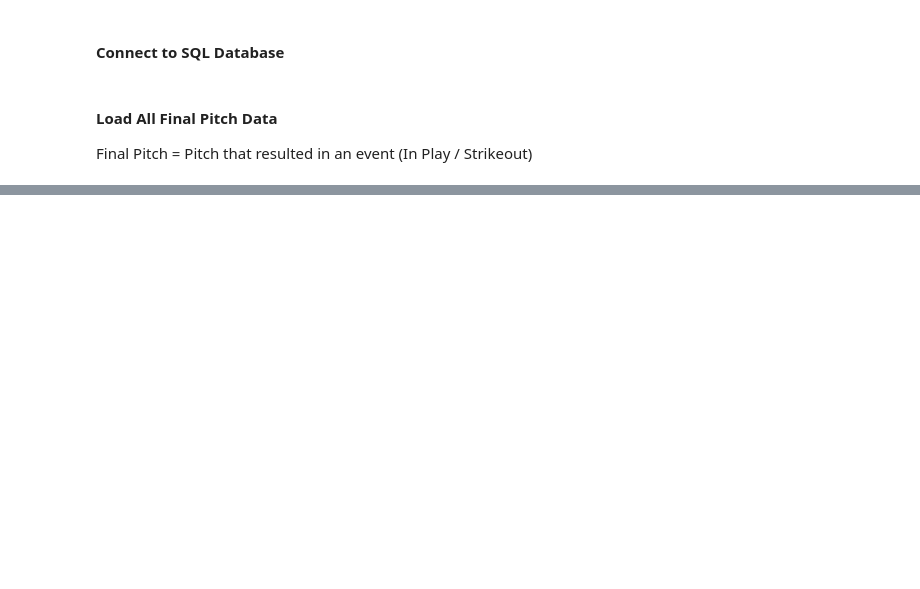
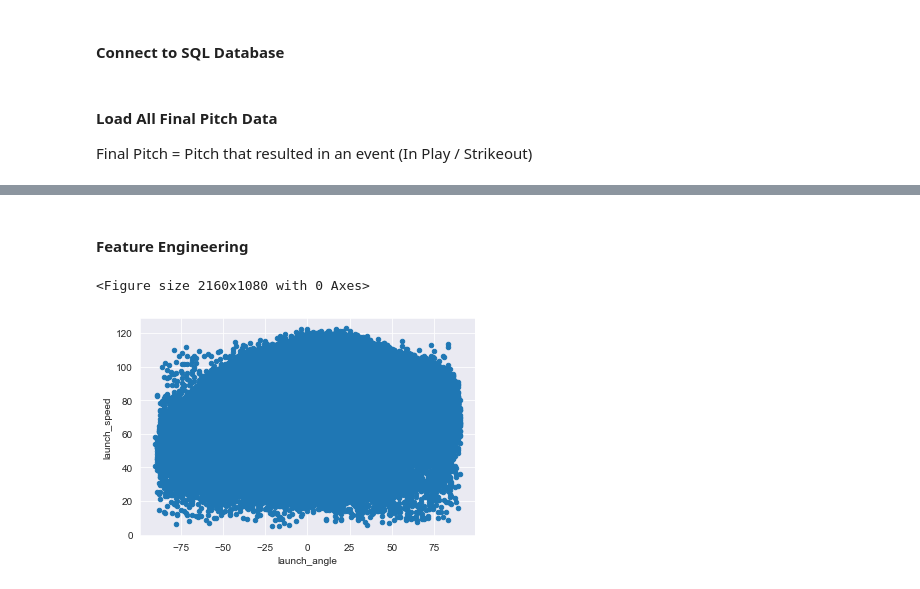
Before and after one commit to JeremyRocheleau/Baseball, a Jupyter notebook: notebook/data/Exploratory Analysis.ipynb, the cells around one changed output, grey strips where cells are left out. Cells and saved outputs as stored; diff of their text form; code cells hidden in the pictures; blank space fills up the shorter version.

```diff
--- a/notebook/data/Exploratory Analysis.ipynb
+++ b/notebook/data/Exploratory Analysis.ipynb
@@ -61,0 +104,3 @@ data.head()
+# %%
+data = data[data['description'] == 'hit_into_play']
+data
@@ -61,0 +121,11 @@ data.head()
+# %% [markdown]
+#### Feature Engineering
+# %%
+import seaborn as sns
+plt.figure(figsize=(30, 15))
+data.plot(kind="scatter", x='launch_angle', y='launch_speed')
+
+plt.show()
+# %% [output]
+<Figure size 2160x1080 with 0 Axes>
+[figure, added]
```
Also changed, not shown: parts of 14 cells of this notebook.
